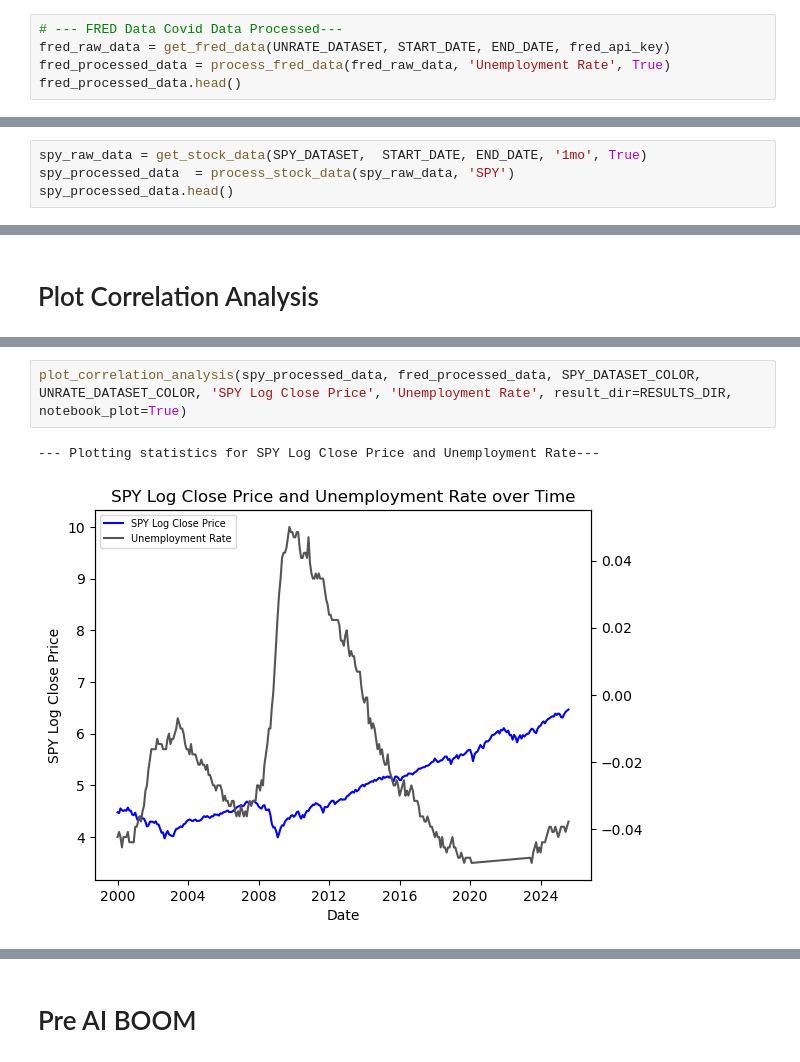
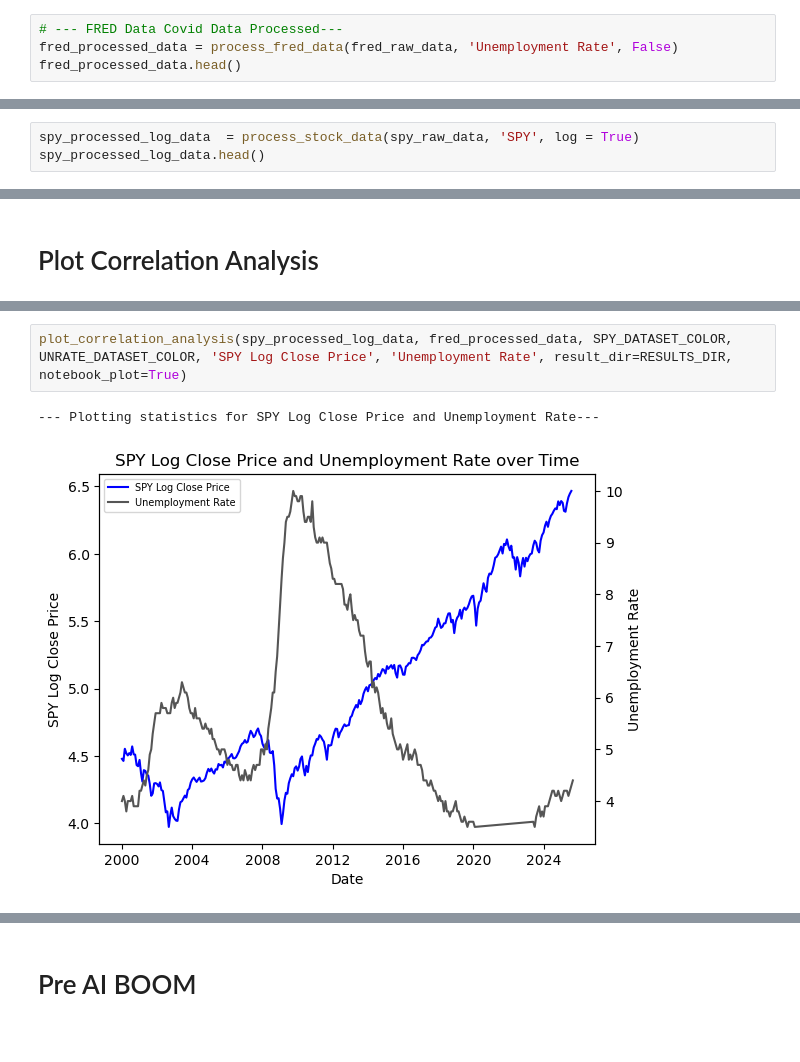
Before and after one commit to bwhong/bwhong-dsci510_fall2025_final_project, a Jupyter notebook: src/results.ipynb, the cells around one changed output, grey strips where cells are left out. Cells and saved outputs as stored; diff of their text form.

```diff
--- a/src/results.ipynb
+++ b/src/results.ipynb
@@ -33,6 +33,5 @@ plot_statistics(fred_processed_data_covid, 'Unemployment Rate', result_dir=RESUL
 # %%
 # --- FRED Data Covid Data Processed---
-fred_raw_data = get_fred_data(UNRATE_DATASET, START_DATE, END_DATE, fred_api_key)
-fred_processed_data = process_fred_data(fred_raw_data, 'Unemployment Rate', True)
+fred_processed_data = process_fred_data(fred_raw_data, 'Unemployment Rate', False)
 fred_processed_data.head()
 # %% [output]
@@ -77,7 +74,6 @@ plot_statistics(spy_processed_data, 'SPY Log Close Price', result_dir=RESULTS_DI
 [figure]
 [figure]
 # %%
-spy_raw_data = get_stock_data(SPY_DATASET,  START_DATE, END_DATE, '1mo', True)
-spy_processed_data  = process_stock_data(spy_raw_data, 'SPY')
-spy_processed_data.head()
+spy_processed_log_data  = process_stock_data(spy_raw_data, 'SPY', log = True)
+spy_processed_log_data.head()
 # %% [output]
@@ -154,10 +143,10 @@ plot_correlation_analysis(nvidia_processed_data, fred_processed_data, NVIDIA_DAT
 [figure]
 [figure]
 # %%
-plot_correlation_analysis(spy_processed_data, fred_processed_data, SPY_DATASET_COLOR, UNRATE_DATASET_COLOR, 'SPY Log Close Price', 'Unemployment Rate', result_dir=RESULTS_DIR, notebook_plot=True)
+plot_correlation_analysis(spy_processed_log_data, fred_processed_data, SPY_DATASET_COLOR, UNRATE_DATASET_COLOR, 'SPY Log Close Price', 'Unemployment Rate', result_dir=RESULTS_DIR, notebook_plot=True)
 # %% [output]
 --- Plotting statistics for SPY Log Close Price and Unemployment Rate---
-[figure, old version]
+[figure, new version]
 [figure]
 [figure]
 # %%
```
Also changed, not shown: parts of 18 cells of this notebook, 1 other file.
